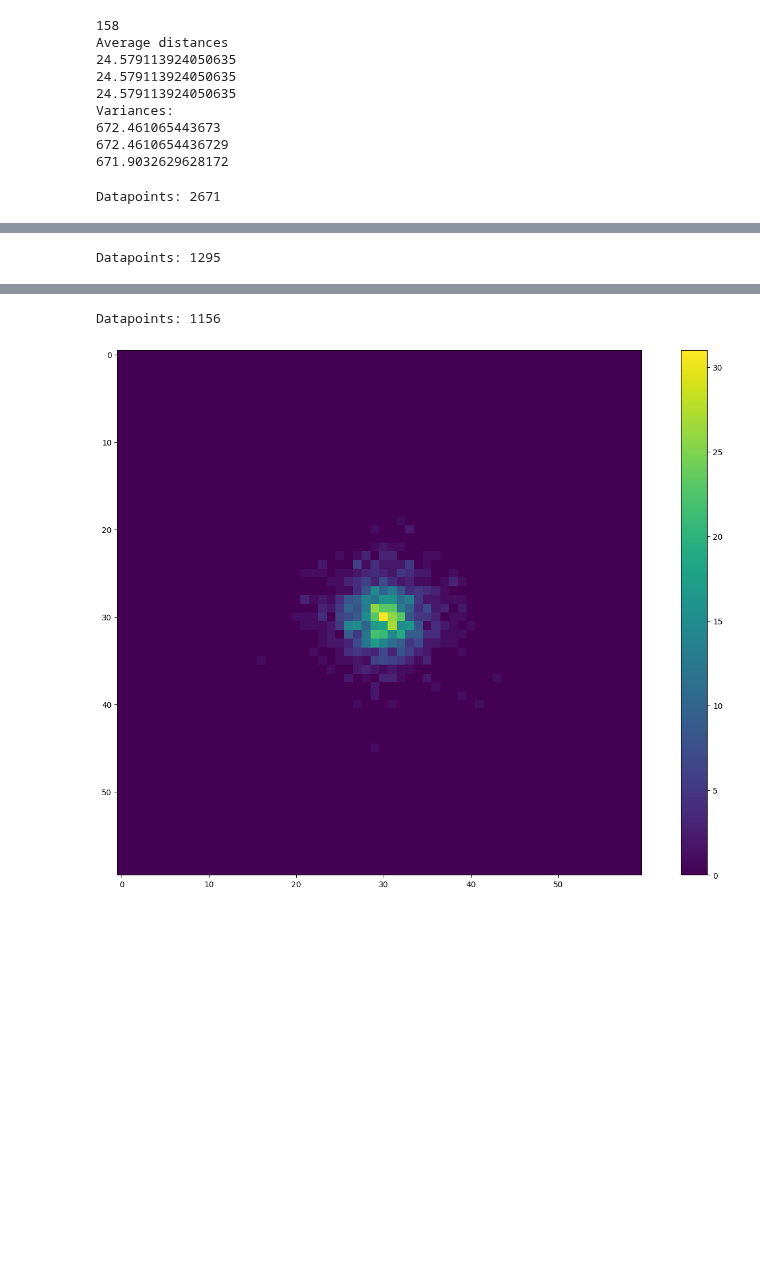
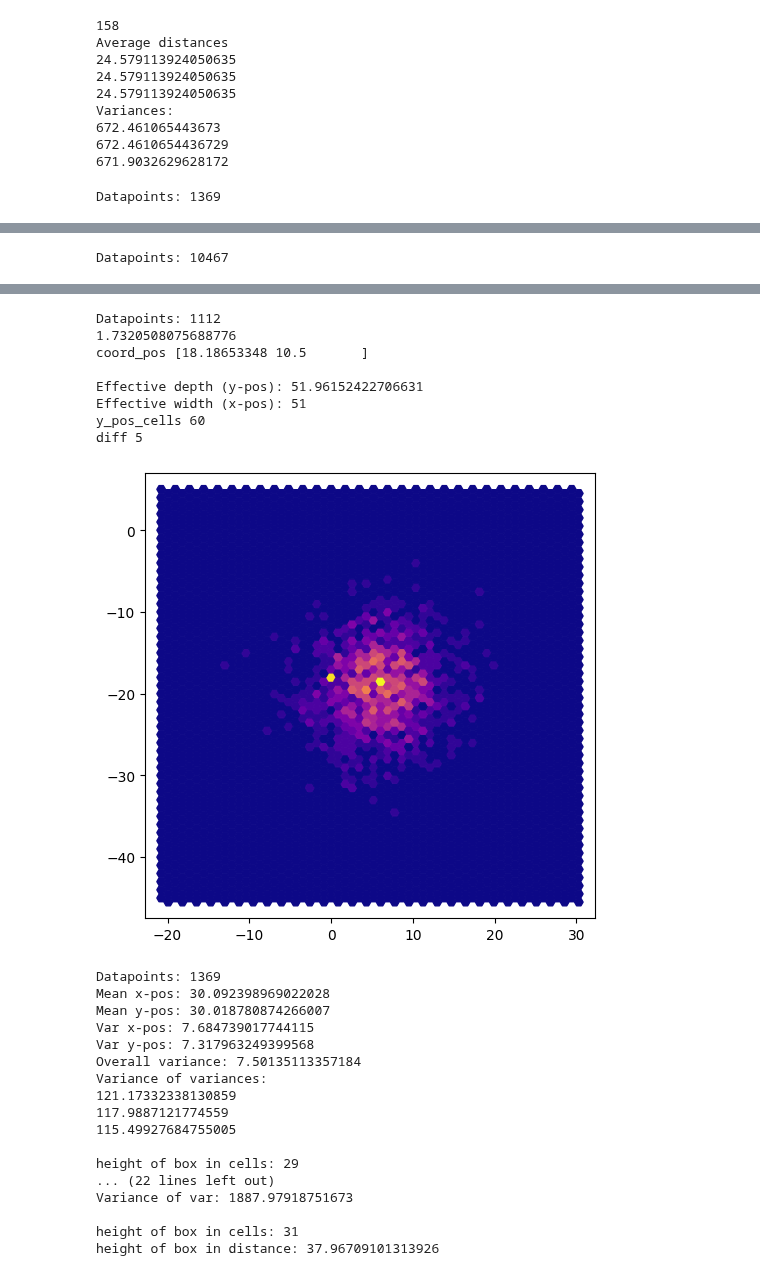
Before and after one commit to g-nilsson/spatial_discretizations_impact_on_simulations, a Jupyter notebook: stat_analysis.ipynb, the cells around one changed output, grey strips where cells are left out. Cells and saved outputs as stored; diff of their text form; code cells hidden in the pictures; blank space fills up the shorter version.

```diff
--- a/stat_analysis.ipynb
+++ b/stat_analysis.ipynb
@@ -195,14 +195,24 @@ def calc_variance(N, nu, threshold, shape_name, print_output=False):
 
     strike_data = np.zeros((width, width), dtype=int)
 
-    for point in strike_data_str:
+    for i, point in enumerate(strike_data_str):
         point = point.split(',')
         if shape_name == "Cube":
             x_coord = point[1]
             y_coord = point[2]
+            if i == 0:
+                height = int(point[0].strip('(').strip())
+                real_height = height
+
         elif shape_name == "RDG4" or shape_name == "RDG6":
             x_coord = point[0]
             y_coord = point[1]
+            if i == 0:
+                height = int(point[2].strip(')').strip())
+                if shape_name == "RDG4":
+                    real_height = height / np.sqrt(2)
+                else:
+                    real_height = height * np.sqrt(3)/np.sqrt(2)
         x_coord = x_coord.strip()
         if shape_name == "RDG4" or shape_name == "RDG6":
             x_coord = x_coord.strip('(')
@@ -215,7 +225,7 @@ def calc_variance(N, nu, threshold, shape_name, print_output=False):
 
     if shape_name == "RDG6":
         # Convert data to a list of x-positions and one of y-positions
-        ...
+
         # height = sqrt(3) * radius = 1
         # radius = 1/sqrt(3)
         # x_pos_change = 3/2 * radius = 3/(2*sqrt(3))
@@ -228,7 +238,6 @@ def calc_variance(N, nu, threshold, shape_name, print_output=False):
                 y_i, x_i = indices[0][i], indices[1][i]
                 all_positions.extend([hex_indices_to_coords(x_i, y_i)]*strike_data[y_i, x_i])
 
-        print(all_positions)
         x_positions = [pos[0] for pos in all_positions]
         y_positions = [pos[1] for pos in all_positions]
         mean_x_pos = np.mean(x_positions)
@@ -236,7 +245,6 @@ def calc_variance(N, nu, threshold, shape_name, print_output=False):
         var_x_pos = np.var(x_positions)
         var_y_pos = np.var(y_positions)
         mean_pos = mean_x_pos, mean_y_pos
-        print("mean_pos", mean_pos)
 
         # make a list of all errors
         all_errors = []
@@ -291,11 +299,19 @@ def calc_variance(N, nu, threshold, shape_name, print_output=False):
         print(f"Var x-pos: {var_x_pos}")
         print(f"Var y-pos: {var_y_pos}")
         print(f"Overall variance: {overall_var}")
+
         if shape_name != "RDG6":
             print("Variance of variances:")
             print(np.var(x_distances))
             print(np.var(y_distances))
             print(np.var(np.array(euclidian_distances)/np.sqrt(2)))
+        else:
+            print(f"Variance of var: {var_overall_var}")
+
+
+        print()
+        print("height of box in cells:", height)
+        print("height of box in distance:", real_height)
 
     return overall_var, var_x_pos, var_y_pos, mean_x_pos, mean_y_pos
 # %%
@@ -432,8 +456,14 @@ Variances:
 672.4610654436729
 671.9032629628172
 # %%
-visualize_data(40, 2.5, 0.001, "Cube")
-visualize_data(40, 6, 0.001, "RDG4")
 visualize_data(30, 6, 0.001, "Cube")
+visualize_data(30, 6, 0.001, "RDG4")
+visualize_data(90, 6, 0.001, "RDG6")
+
+calc_variance(30, 6, 0.001, "Cube", True);
+print()
+calc_variance(30, 6, 0.001, "RDG4", True);
+print()
+calc_variance(90, 6, 0.001, "RDG6", True);
 # %% [output]
-Datapoints: 2671
+Datapoints: 1369
@@ -441 +471 @@ Datapoints: 2671
-Datapoints: 1295
+Datapoints: 10467
@@ -443,2 +473,26 @@ Datapoints: 1295
-Datapoints: 1156
+Datapoints: 1112
+1.7320508075688776
+coord_pos [18.18653348 10.5       ]
+
+Effective depth (y-pos): 51.96152422706631
+Effective width (x-pos): 51
+y_pos_cells 60
+diff 5
-[figure, old version]
+[figure, new version]
+Datapoints: 1369
+Mean x-pos: 30.092398969022028
+Mean y-pos: 30.018780874266007
+Var x-pos: 7.684739017744115
+Var y-pos: 7.317963249399568
+Overall variance: 7.50135113357184
+Variance of variances:
+121.17332338130859
+117.9887121774559
+115.49927684755005
+
+height of box in cells: 29
+... (22 lines left out)
+Variance of var: 1887.97918751673
+
+height of box in cells: 31
+height of box in distance: 37.96709101313926
```
Also changed, not shown: parts of 4 cells of this notebook, 8 other files.
